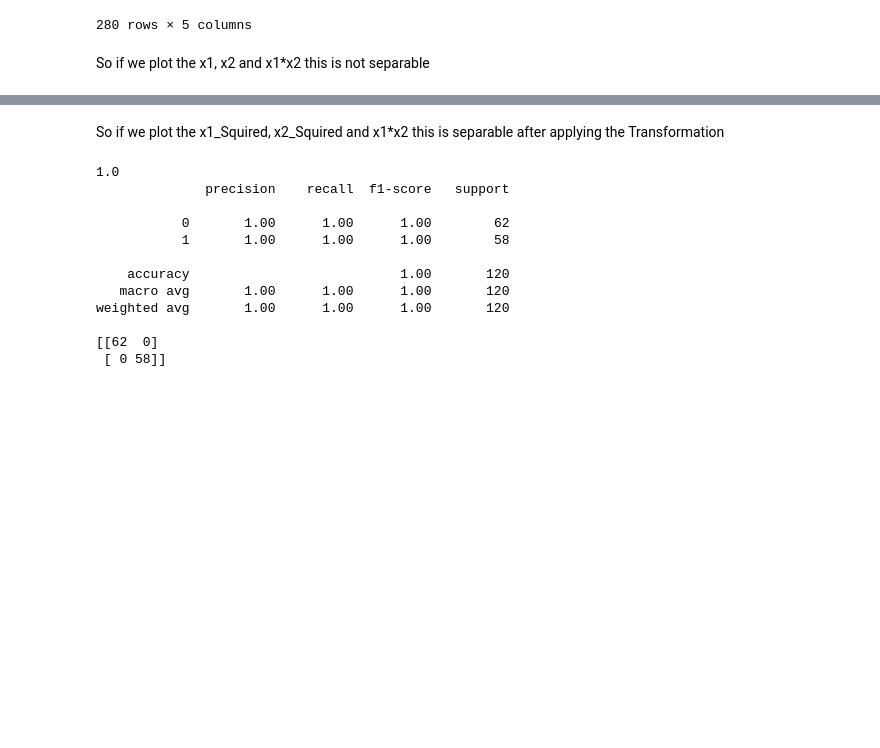
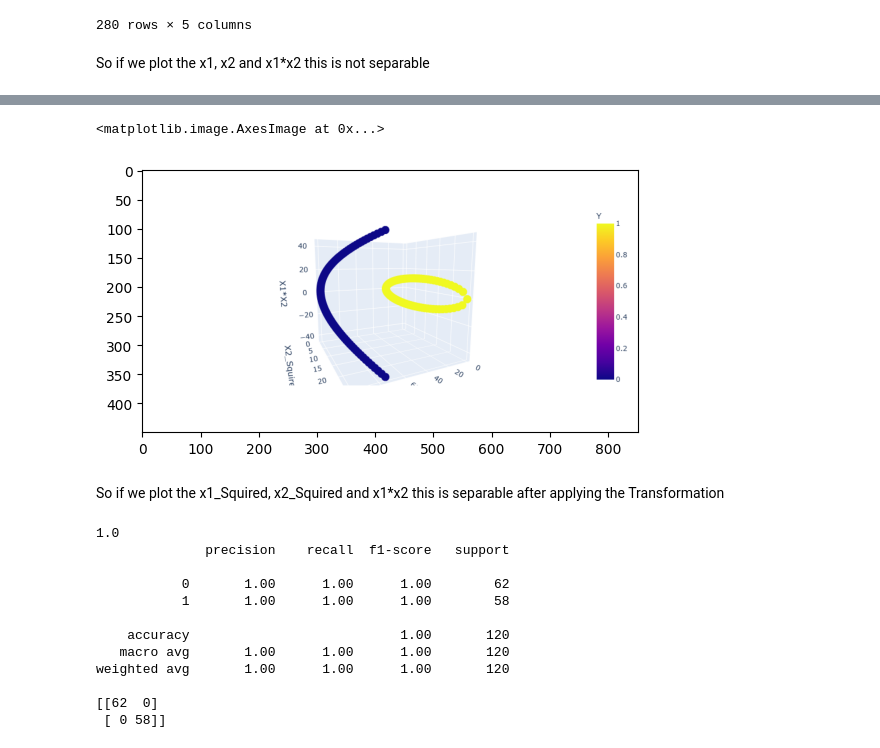
Before and after one commit to udityamerit/Complete-Machine-Learning-For-Beginners, a Jupyter notebook: 12-Support Vector Machines/12.2-SVM_Kernels_Implementation.ipynb, the cells around one changed output, grey strips where cells are left out. Saved outputs shown, nothing was run; the diff lists cells and outputs as text; code cells hidden in the pictures; blank space fills up the shorter version.

```diff
--- a/12-Support Vector Machines/12.2-SVM_Kernels_Implementation.ipynb
+++ b/12-Support Vector Machines/12.2-SVM_Kernels_Implementation.ipynb
@@ -104,6 +111,12 @@ So if we plot the x1, x2 and x1*x2 this is not separable
 # %%
 fig = px.scatter_3d(df, x = 'X1_Squired', y='X2_Squired', z='X1*X2', color = 'Y')
 fig.show()
+# %%
+img = mpimg.imread('newplot1.png')
+plt.imshow(img)
+# %% [output]
+<matplotlib.image.AxesImage at 0x...>
+[figure, added]
 # %% [markdown]
 So if we plot the x1_Squired, x2_Squired and x1*x2 this is  separable after applying the Transformation
 # %%
```
Also changed, not shown: parts of 2 cells of this notebook, 3 other files.
